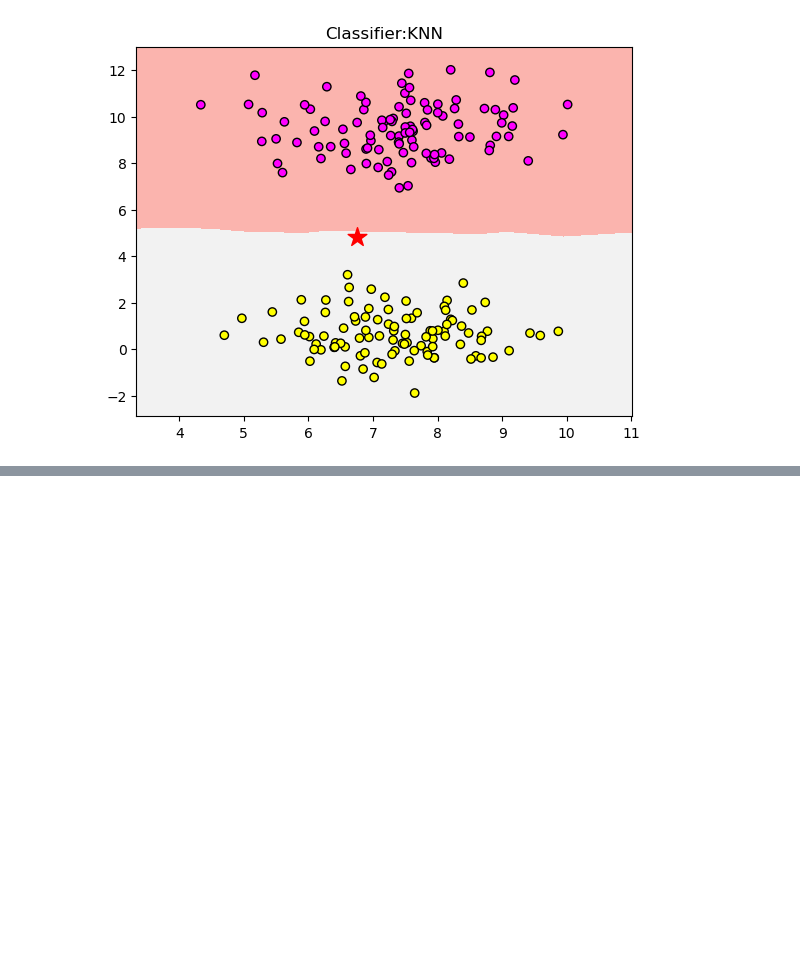
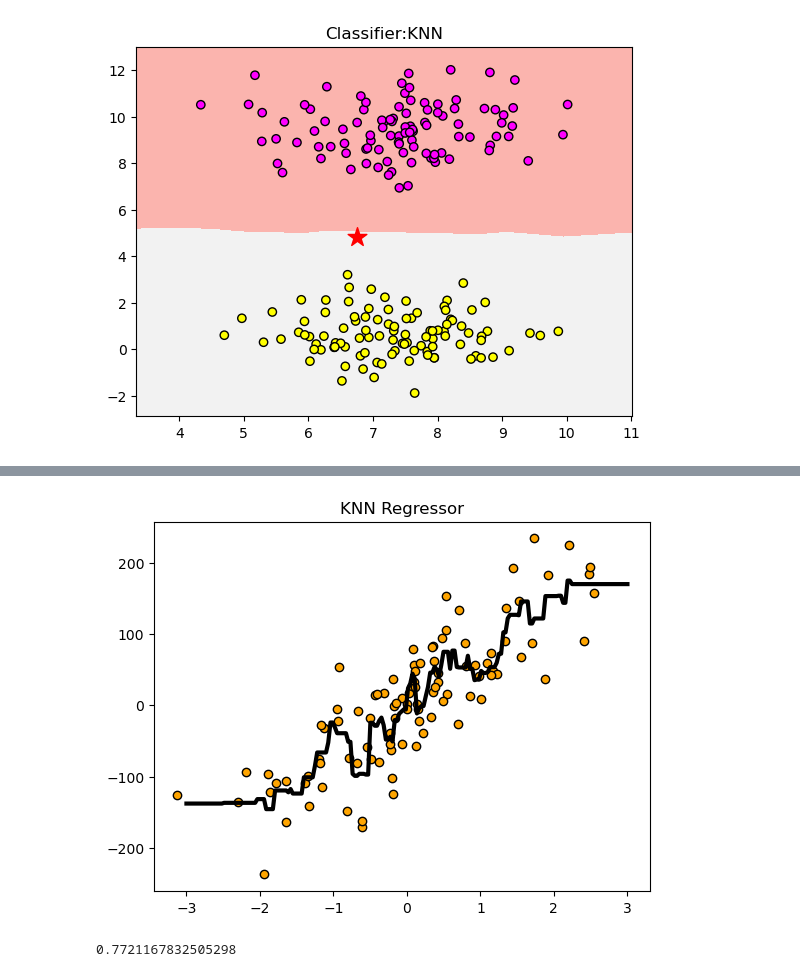
Before and after one commit to millor1989/jupyter1, a Jupyter notebook: Untitled.ipynb, the cells around one changed output, grey strips where cells are left out. Cells and saved outputs as stored; diff of their text form; code cells hidden in the pictures; blank space fills up the shorter version.

```diff
--- a/Untitled.ipynb
+++ b/Untitled.ipynb
@@ -143,0 +202,24 @@ Text(0.5, 1.0, 'Classifier:KNN')
+# %%
+# 导入用于回归分析的KNN模型
+from sklearn.neighbors import KNeighborsRegressor
+
+reg = KNeighborsRegressor()
+
+# 模型拟合
+reg.fit(X,y)
+
+# 预测结果可视化
+z = np.linspace(-3, 3, 200).reshape(-1,1)
+
+plt.scatter(X, y, c='orange',edgecolor='k')
+plt.plot(z, reg.predict(z), c='k', linewidth=3)
+
+plt.title('KNN Regressor')
+plt.show()
+# %% [output]
+[figure, added]
+# %%
+# 模型得分，大量数据没有被预测模型覆盖
+reg.score(X, y)
+# %% [output]
+0.7721167832505298
```
Also changed, not shown: parts of 28 cells of this notebook.
